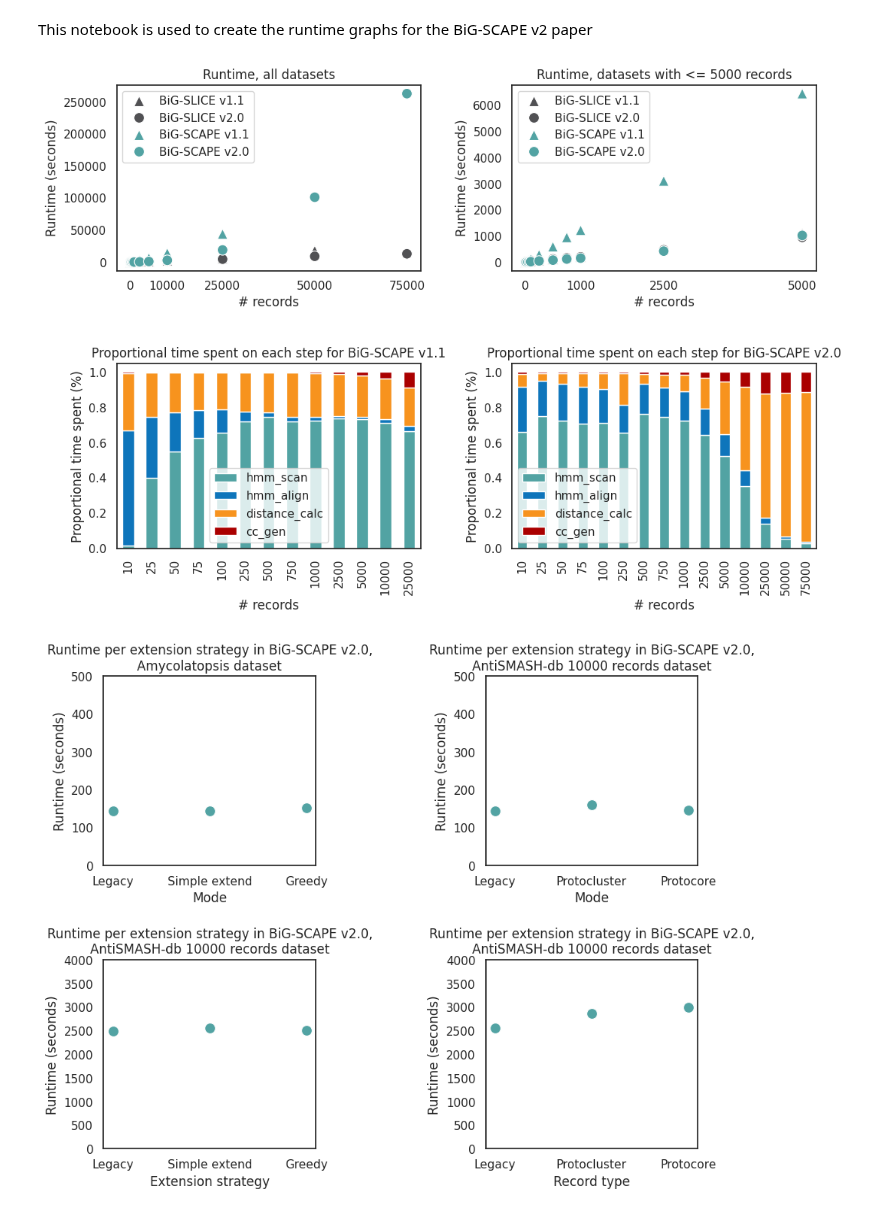
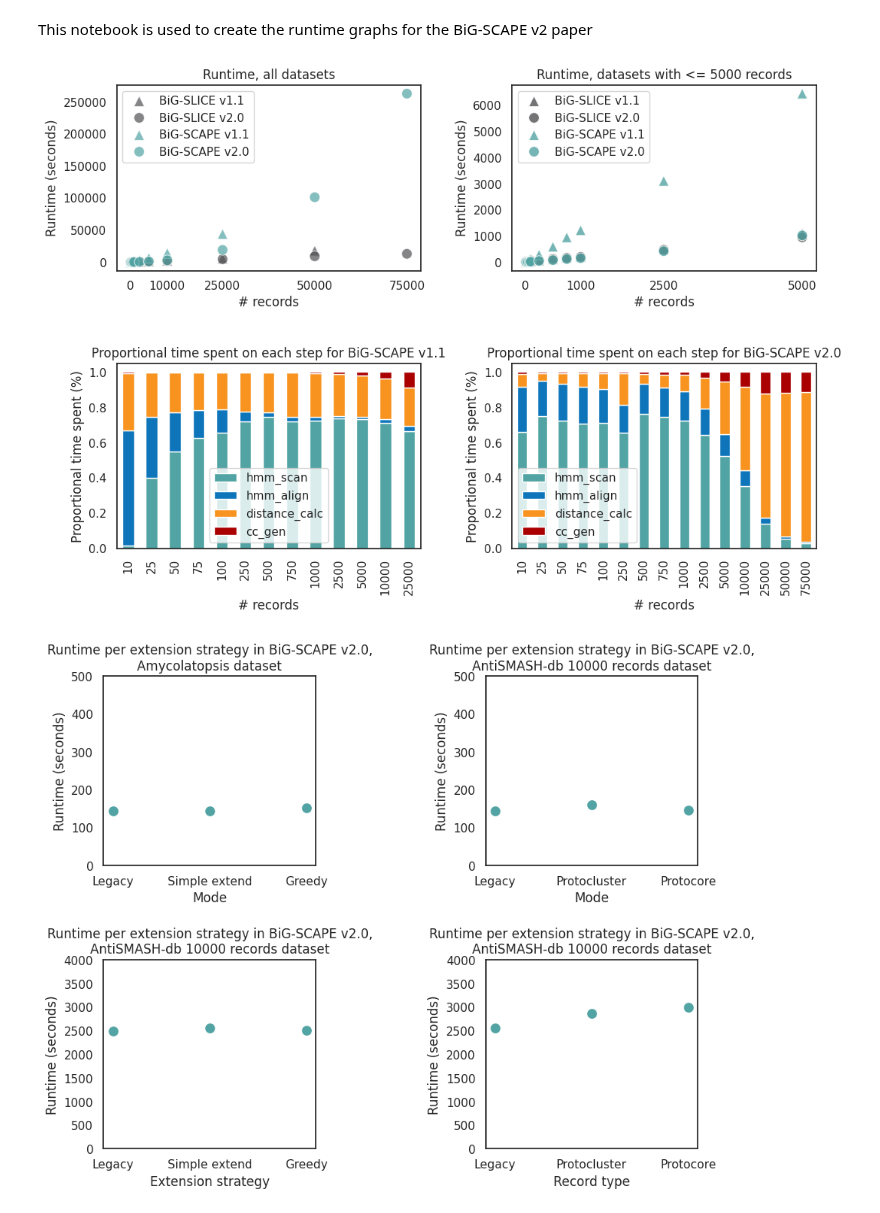
Before and after one commit to adraismawur/bigscape-v2-notebooks, a Jupyter notebook: runtimes.ipynb, the cells around one changed output. Drawn from its saved outputs; the diff is of its cells as text; code cells hidden in the pictures.

```diff
--- a/runtimes.ipynb
+++ b/runtimes.ipynb
@@ -137,7 +137,8 @@ sns.scatterplot(
     y="total",
     hue="Tool",
     s=100,
-    palette=totals_colors
+    palette=totals_colors,
+    alpha=0.7
 )
 
 # title
@@ -173,7 +174,8 @@ sns.scatterplot(
     y="total",
     hue="Tool",
     s=100,
-    palette=totals_colors
+    palette=totals_colors,
+    alpha=0.8
 )
 
 # title
@@ -219,34 +221,34 @@ axes[1, 0].set_xlabel("# records")
 # y axis options
 axes[1, 0].set_ylabel("Proportional time spent (%)")
 
 ## d) proportional time spent on each step for v2
 # generate plot
 v2_prop_time_colors = [
     COLORS["bigscape_blue"],
     COLORS["dark_blue"],
     COLORS["orange_i_found_on_bigscape_image"],
     COLORS["antismash_red"],
 ]
 bigscape_v2_avg_prop.plot(ax=axes[1, 1], kind='bar', stacked=True, color=v2_prop_time_colors)
 
 # title
 axes[1, 1].set_title("Proportional time spent on each step for BiG-SCAPE v2.0")
 
 # x axis options
 axes[1, 1].set_xlabel("# records")
 
 # y axis options
 axes[1, 1].set_ylabel("Proportional time spent (%)")
 
 
 # increase margins
 plt.subplots_adjust(hspace=0.5)
 plt.subplots_adjust(wspace=0.3)
 
 # save as svg
 fig.savefig("bigscape_runtimes.svg")
 # %% [output]
-[figure, old version]
+[figure, new version]
 # %%
 # collate into one image
 
```
Also changed, not shown: 2 other files.
